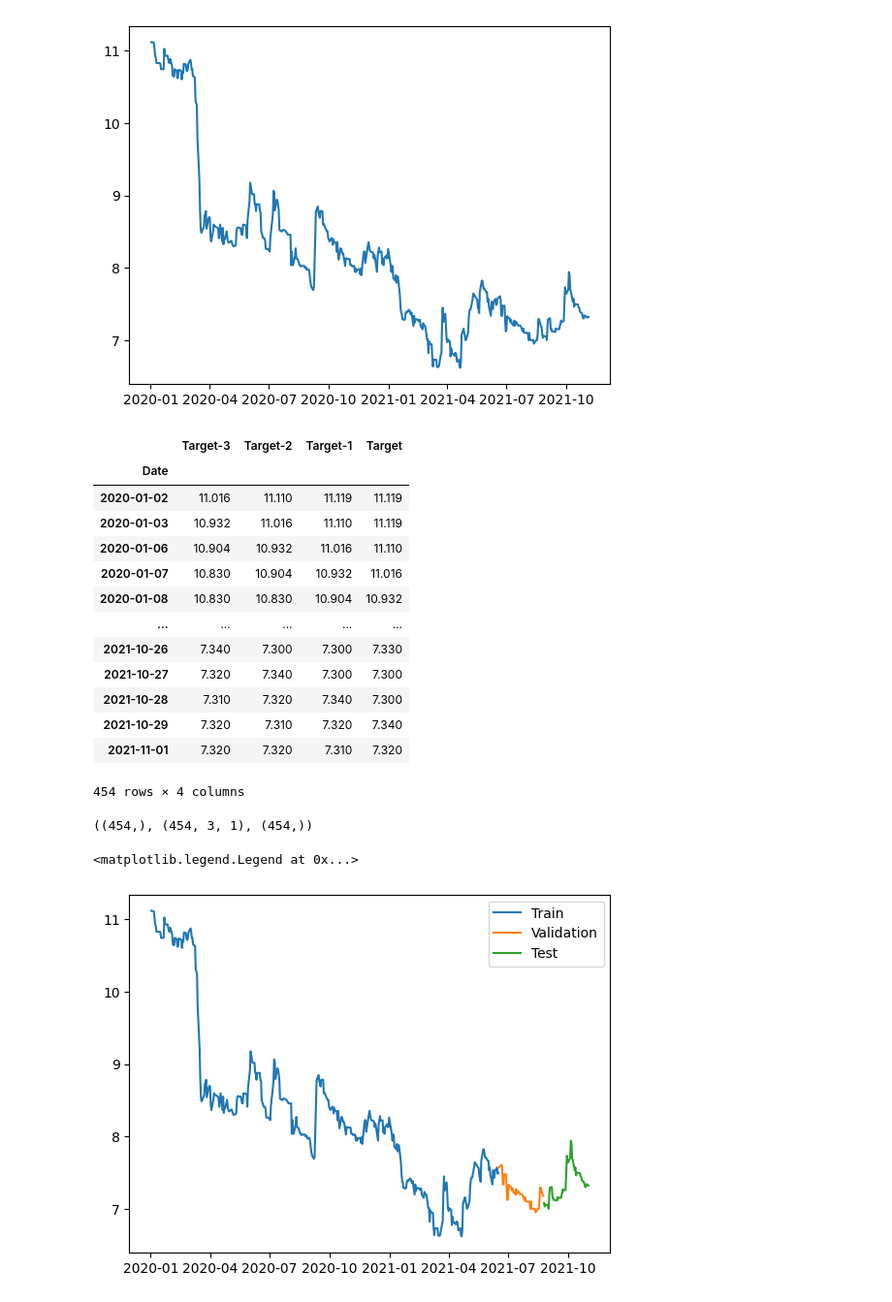
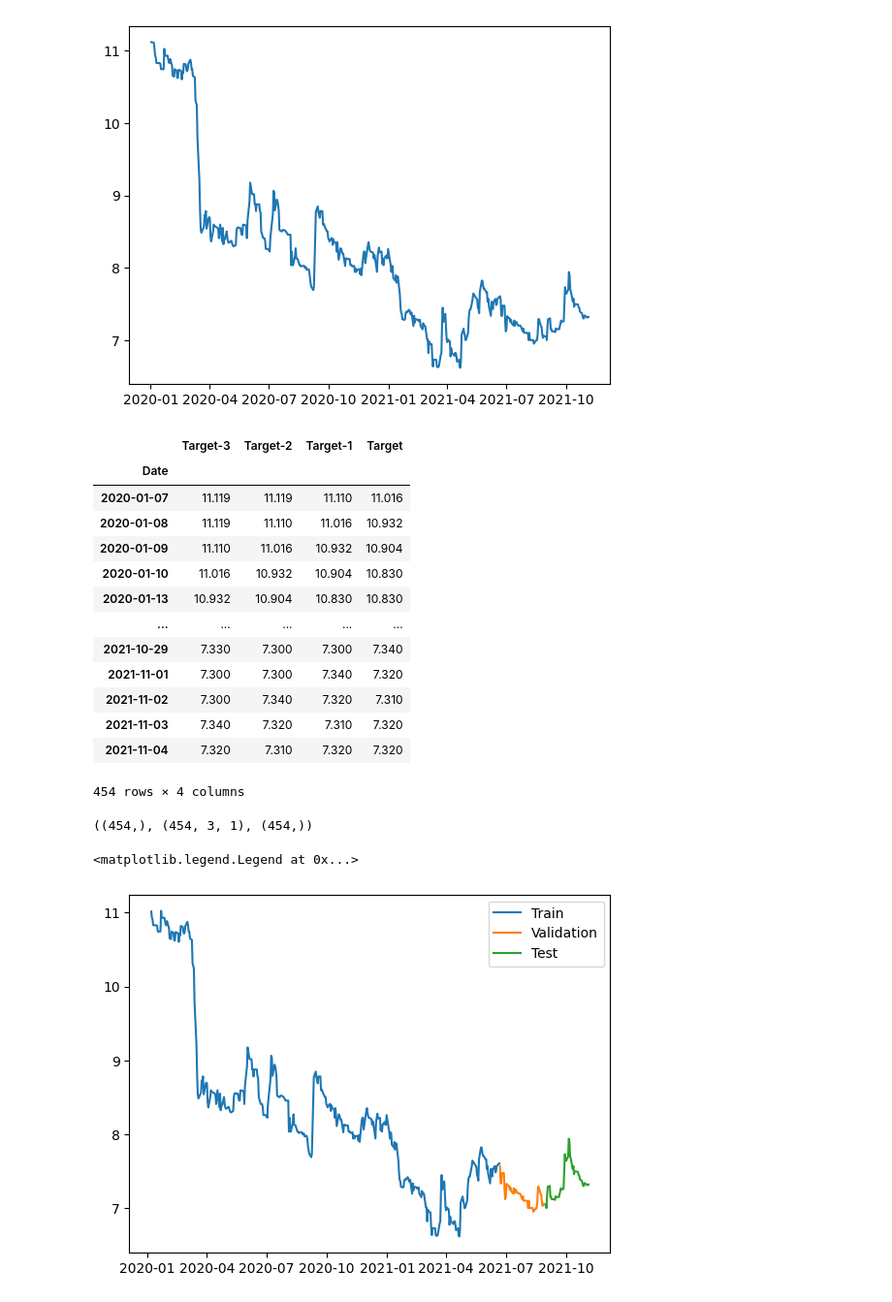
Before and after one commit to Idriss-Chefai/TunisianStockPrediction, a Jupyter notebook: LSTM_2020-2021.ipynb, the cells around one changed output. Shown: that part at 97% size. Saved outputs shown, nothing was run; the diff lists cells and outputs as text; code cells hidden in the pictures.

```diff
--- a/LSTM_2020-2021.ipynb
+++ b/LSTM_2020-2021.ipynb
@@ -18,6 +18,7 @@ bna_data = TunisianStockMarket[TunisianStockMarket['Stock_name'] == 'BNA']
 columnsToExclude = ['Code_isin','Stock_name']
 TunisianStockMarketFiltred = bna_data.drop(columns=columnsToExclude)
 TunisianStockMarketFiltred = TunisianStockMarketFiltred[TunisianStockMarketFiltred['Date'].dt.year.isin([2020,2021])]
+TunisianStockMarketFiltred = TunisianStockMarketFiltred.sort_values(by='Date')
 print(TunisianStockMarketFiltred)
 # %% [output]
             Date  Adj_Close  Adj_low  Adj_High         Volume
@@ -85,17 +86,17 @@ windowed_data
 # %% [output]
 |  | Target-3 | Target-2 | Target-1 | Target |
 | Date |  |  |  |  |
-| 2020-01-02 | 11.016 | 11.110 | 11.119 | 11.119 |
-| 2020-01-03 | 10.932 | 11.016 | 11.110 | 11.119 |
-| 2020-01-06 | 10.904 | 10.932 | 11.016 | 11.110 |
-| 2020-01-07 | 10.830 | 10.904 | 10.932 | 11.016 |
-| 2020-01-08 | 10.830 | 10.830 | 10.904 | 10.932 |
+| 2020-01-07 | 11.119 | 11.119 | 11.110 | 11.016 |
+| 2020-01-08 | 11.119 | 11.110 | 11.016 | 10.932 |
+| 2020-01-09 | 11.110 | 11.016 | 10.932 | 10.904 |
+| 2020-01-10 | 11.016 | 10.932 | 10.904 | 10.830 |
+| 2020-01-13 | 10.932 | 10.904 | 10.830 | 10.830 |
 | ... | ... | ... | ... | ... |
-| 2021-10-26 | 7.340 | 7.300 | 7.300 | 7.330 |
-| 2021-10-27 | 7.320 | 7.340 | 7.300 | 7.300 |
-| 2021-10-28 | 7.310 | 7.320 | 7.340 | 7.300 |
-| 2021-10-29 | 7.320 | 7.310 | 7.320 | 7.340 |
-| 2021-11-01 | 7.320 | 7.320 | 7.310 | 7.320 |
+| 2021-10-29 | 7.330 | 7.300 | 7.300 | 7.340 |
+| 2021-11-01 | 7.300 | 7.300 | 7.340 | 7.320 |
+| 2021-11-02 | 7.300 | 7.340 | 7.320 | 7.310 |
+| 2021-11-03 | 7.340 | 7.320 | 7.310 | 7.320 |
+| 2021-11-04 | 7.320 | 7.310 | 7.320 | 7.320 |
 454 rows × 4 columns
 # %%
 def windowed_df_to_date_X_y(windowed_dataframe):
@@ -116,21 +117,21 @@ dates.shape, X.shape, y.shape
 # %% [output]
 ((454,), (454, 3, 1), (454,))
 # %%
-q_80 = int(len(dates) * .8)
+q_60 = int(len(dates) * .8)
 q_90 = int(len(dates) * .9)
 
-dates_train, X_train, y_train = dates[:q_80], X[:q_80], y[:q_80]
-dates_val, X_val, y_val = dates[q_80:q_90], X[q_80:q_90], y[q_80:q_90]
+dates_train, X_train, y_train = dates[:q_60], X[:q_60], y[:q_60]
+dates_val, X_val, y_val = dates[q_60:q_90], X[q_60:q_90], y[q_60:q_90]
 dates_test, X_test, y_test = dates[q_90:], X[q_90:], y[q_90:]
 
 plt.plot(dates_train, y_train)
 plt.plot(dates_val, y_val)
 plt.plot(dates_test, y_test)
 
 plt.legend(['Train', 'Validation', 'Test'])
 # %% [output]
 <matplotlib.legend.Legend at 0x...>
-[figure, old version]
+[figure, new version]
 # %%
 from tensorflow.keras.models import Sequential #Sequential model
 from tensorflow.keras.optimizers import Adam
```
Also changed, not shown: parts of 9 cells of this notebook, 1 other file.
